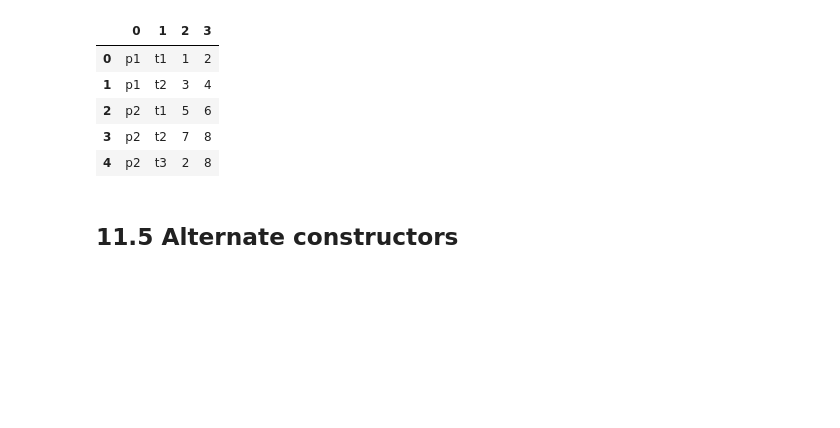
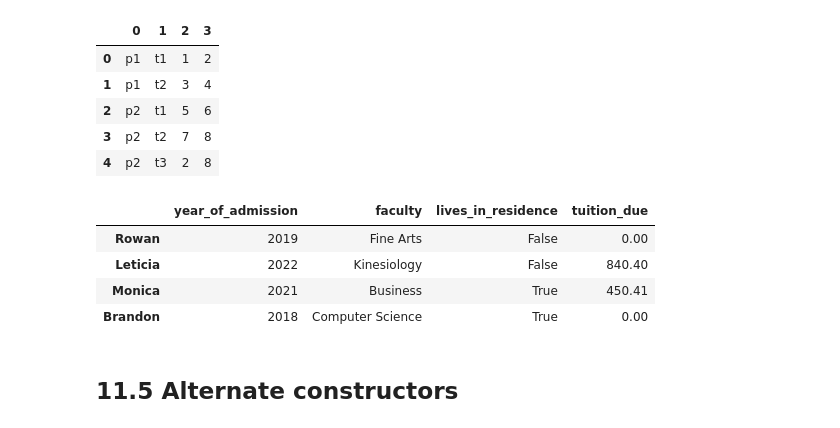
Before and after one commit to shaaagri/iat-481-wk1, a Jupyter notebook: Introduction_to_Python.ipynb, the cells around one changed output. Cells and saved outputs as stored; diff of their text form; code cells hidden in the pictures; blank space fills up the shorter version.

```diff
--- a/Introduction_to_Python.ipynb
+++ b/Introduction_to_Python.ipynb
@@ -1755,6 +1824,24 @@ df
 | 2 | p2 | t1 | 5 | 6 |
 | 3 | p2 | t2 | 7 | 8 |
 | 4 | p2 | t3 | 2 | 8 |
+# %%
+# Student contribution: Added another example of creating a DataFrame out of a dict of tuples
+
+data = {
+    (2019, 'Fine Arts', False, 0.),
+    (2021, 'Business', True, 450.41),
+    (2022, 'Kinesiology', False, 840.4),
+    (2018, 'Computer Science', True, 0.),
+}
+
+df = pd.DataFrame(data, columns=['year_of_admission', 'faculty', 'lives_in_residence', 'tuition_due'], index=['Rowan', 'Leticia', 'Monica', 'Brandon'])
+df
+# %% [output]
+|  | year_of_admission | faculty | lives_in_residence | tuition_due |
+| Rowan | 2019 | Fine Arts | False | 0.00 |
+| Leticia | 2022 | Kinesiology | False | 840.40 |
+| Monica | 2021 | Business | True | 450.41 |
+| Brandon | 2018 | Computer Science | True | 0.00 |
 # %% [markdown]
 ## 11.5 Alternate constructors
 # %% [markdown]
```
Also changed, not shown: parts of 6 cells of this notebook.
